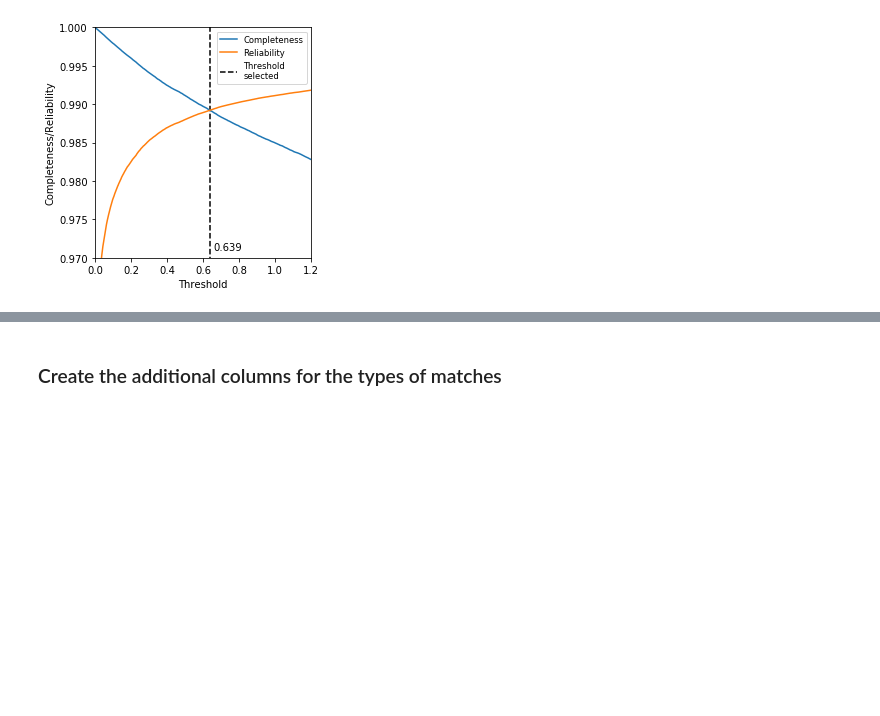
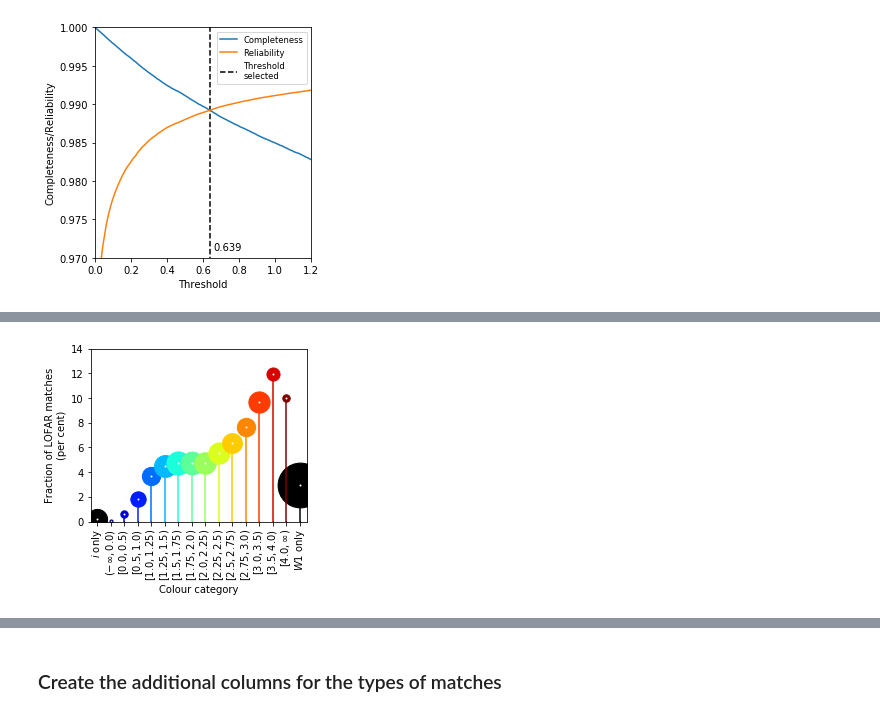
Before and after one commit to nudomarinero/mltier1, a Jupyter notebook: Match_LOFAR_analysis_final.ipynb, the cells around one changed output, grey strips where cells are left out. Cells and saved outputs as stored; diff of their text form; code cells hidden in the pictures; blank space fills up the shorter version.

```diff
--- a/Match_LOFAR_analysis_final.ipynb
+++ b/Match_LOFAR_analysis_final.ipynb
@@ -417,0 +514,2 @@ if save:
+# %%
+colour_limits = [0.0, 0.5, 1.0, 1.25, 1.5, 1.75, 2.0, 2.25, 2.5, 2.75, 3.0, 3.5, 4.0]
@@ -417,0 +548,18 @@ if save:
+# %%
+pwlf = field.filter_catalogue(pwl[cond_mlr],
+                               colnames=("ra", "dec"))
+# %%
+pwlf_all = field.filter_catalogue(pwl,
+                               colnames=("ra", "dec"))
+# %%
+lofar_c, pw_c, lofar_c_all = [], [], []
+avg_colour = []
+for i in range(16):
+    lofar_c.append(np.sum(pwlf["category"] == i))
+    lofar_c_all.append(np.sum(pwlf_all["category"] == i))
+    pw_c.append(np.sum(combined["category"] == i))
+    avg_colour.append(np.nanmedian(combined["colour"][combined["category"] == i]))
+    print("{:2d} {:6.2f} {:6d} {:7d} {:6.3f} +/- {:6.3f}".format(i, avg_colour[-1],
+                                                                 lofar_c_all[-1], pw_c[-1],
+                                             lofar_c_all[-1]/pw_c[-1], np.sqrt(lofar_c_all[-1])/pw_c[-1]))
+    #print("{:2d} {:6d} {:7d} {:5.3f}".format(i, lofar_c[-1], pw_c[-1], lofar_c[-1]/pw_c[-1]))
@@ -417,0 +595,69 @@ if save:
+# %%
+lc = np.array(lofar_c_all)
+pc = np.array(pw_c)
+
+plt.rcParams["figure.figsize"] = (4, 4)
+
+cm_subsection = linspace(0., 1., 14)
+colors = [ cm.jet(x) for x in cm_subsection ]
+
+# i-only
+plot([0,0], [0,lc[1]/pc[1]*100], marker=",", ls="-", color="k")
+scatter([0], lc[1]/pc[1]*100, s=lc[1]/10, c="k")
+plot([0], lc[1]/pc[1]*100, marker=".", ls="", color="w", ms=2)
+
+# w1-only
+plot([15,15], [0,lc[0]/pc[0]*100], marker=",", ls="-", color="k")
+scatter([15], lc[0]/pc[0]*100, s=lc[0]/10, c="k")
+plot([15], lc[0]/pc[0]*100, marker=".", ls="", color="w", ms=2)
+
+# colours
+for i in range(14):
+    plot([i+1,i+1], [0,lc[i+2]/pc[i+2]*100], marker=",", ls="-", color=colors[i])
+    scatter([i+1], lc[i+2]/pc[i+2]*100, s=lc[i+2]/10, c=colors[i])
+    if i == 0:
+        plot([i+1], lc[i+2]/pc[i+2]*100, marker=".", ls="", color="w", ms=1)
+    else:
+        plot([i+1], lc[i+2]/pc[i+2]*100, marker=".", ls="", color="w", ms=2)
+
+#text(0.66, 0.971, "0.639")
+ylim([0., 14.])
+xlim([-0.5, 15.5])
+#legend(fontsize="small")
+xlabel("Colour category")
+ylabel("Fraction of LOFAR matches\n(per cent)")
+
+
+xt = ["$i$ only",
+       "$(-\infty, 0.0)$",
+       "$[0.0, 0.5)$",
+       "$[0.5, 1.0)$",
+       "$[1.0, 1.25)$",
+       "$[1.25, 1.5)$",
+       "$[1.5, 1.75)$",
+       "$[1.75, 2.0)$",
+       "$[2.0, 2.25)$",
+       "$[2.25, 2.5)$",
+       "$[2.5, 2.75)$",
+       "$[2.75, 3.0)$",
+       "$[3.0, 3.5)$",
+       "$[3.5, 4.0)$",
+       "$[4.0, \infty)$",
+     "$W1$ only"]
+xticks(np.arange(16), xt, rotation=90)
+
+subplots_adjust(left=0.2,
+                bottom=0.3,
+                right=0.95,
+                top=0.9,
+                wspace=0.4,
+                hspace=0.2)
+
+save = True
+if save:
+    plt.savefig("idata/fractiono.png")
+    plt.savefig("idata/fractiono.svg")
+    plt.savefig("idata/fractiono.pdf")
+    plt.savefig("idata/fractiono_high.png", dpi=800)
+# %% [output]
+[figure, added]
```
Also changed, not shown: parts of 32 cells of this notebook.
